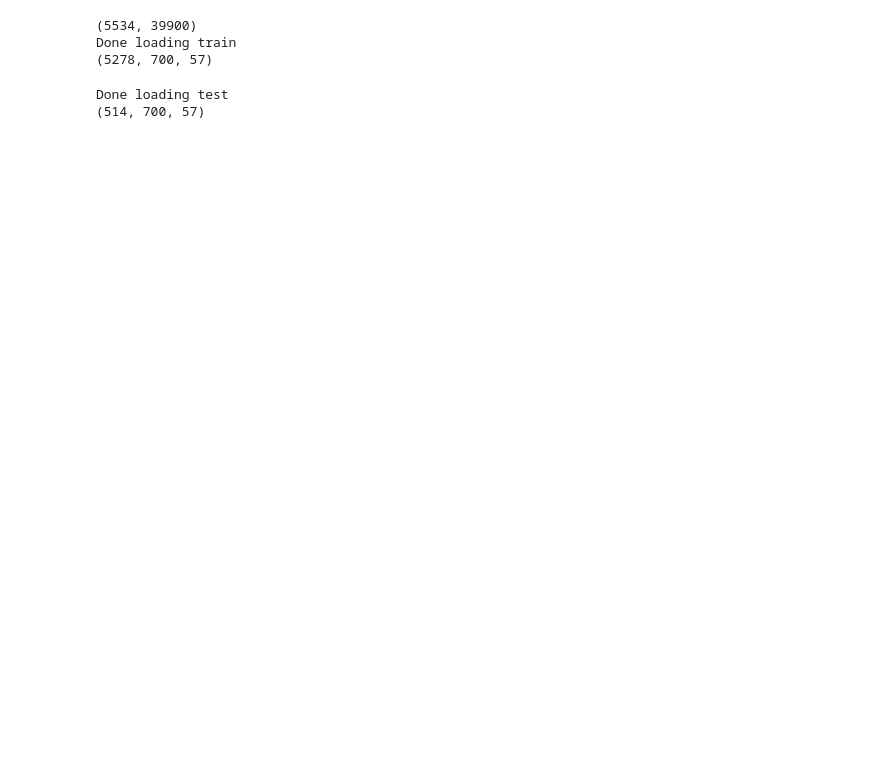
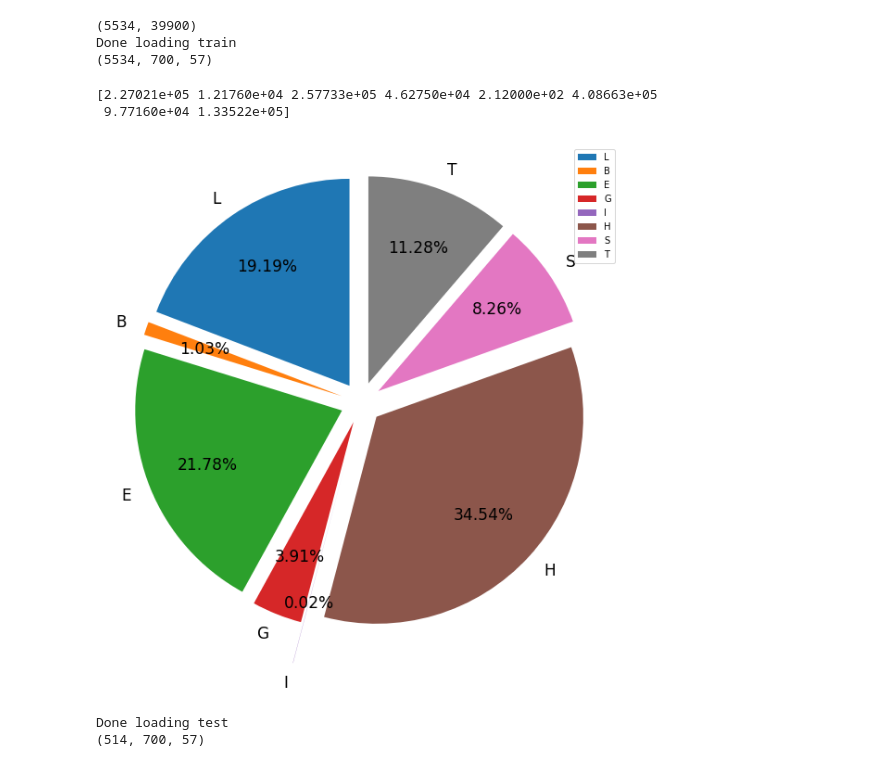
Before and after one commit to Ieremie/Protein-Secondary-Structure-Prediction, a Jupyter notebook: dataset.ipynb, the cells around one changed output. Cells and saved outputs as stored; diff of their text form; code cells hidden in the pictures; blank space fills up the shorter version.

```diff
--- a/dataset.ipynb
+++ b/dataset.ipynb
@@ -28,8 +28,8 @@ def get_train(path=TRAIN_PATH):
 
     seq_names = np.arange(0, np.size(X, 0))
 
-    X_train = X[seq_names[0:5278]]
-    #X_train = X[seq_names[0:5534]] #this is used for utilising the entire dataset as train
+    #X_train = X[seq_names[0:5278]]
+    X_train = X[seq_names[0:5534]] #this is used for utilising the entire dataset as train
     X_valid = X[seq_names[5278:5534]]
 
     return X_train, X_valid
@@ -40,7 +40,34 @@ print(X_train.shape)
 # %% [output]
 (5534, 39900)
 Done loading train
-(5278, 700, 57)
+(5534, 700, 57)
+# %%
+import matplotlib.pyplot as plt
+
+
+sizes = np.zeros(8)
+for i in range(X_train.shape[0]):
+    for j in range(X_train.shape[1]):
+        if X_train[i,j,22:30].sum() != 0:
+            index = X_train[i,j,22:30].argmax()
+            sizes[index] += 1
+print(sizes)
+# Pie chart, where the slices will be ordered and plotted counter-clockwise:
+labels = 'L', 'B', 'E', 'G', 'I', 'H', 'S', 'T'
+explode = (0.1, 0.1, 0.1, 0.1, 0.3,0.1, 0.1, 0.1)  # only "explode" the 2nd slice (i.e. 'Hogs')
+
+fig1, ax1 = plt.subplots()
+fig1.set_size_inches(10,15)
+ax1.pie(sizes, explode=explode, labels=labels, autopct='%1.2f%%', startangle=90, pctdistance  = 0.7, textprops={'fontsize': 17})
+
+plt.legend()
+plt.savefig("train-pie", bbox_inches = 'tight',
+    pad_inches = 0)
+plt.show()
+# %% [output]
+[2.27021e+05 1.21760e+04 2.57733e+05 4.62750e+04 2.12000e+02 4.08663e+05
+ 9.77160e+04 1.33522e+05]
+[figure, added]
 # %%
 def get_test(path=TEST_PATH):
 
```
Also changed, not shown: parts of 2 cells of this notebook, 13 other files.
